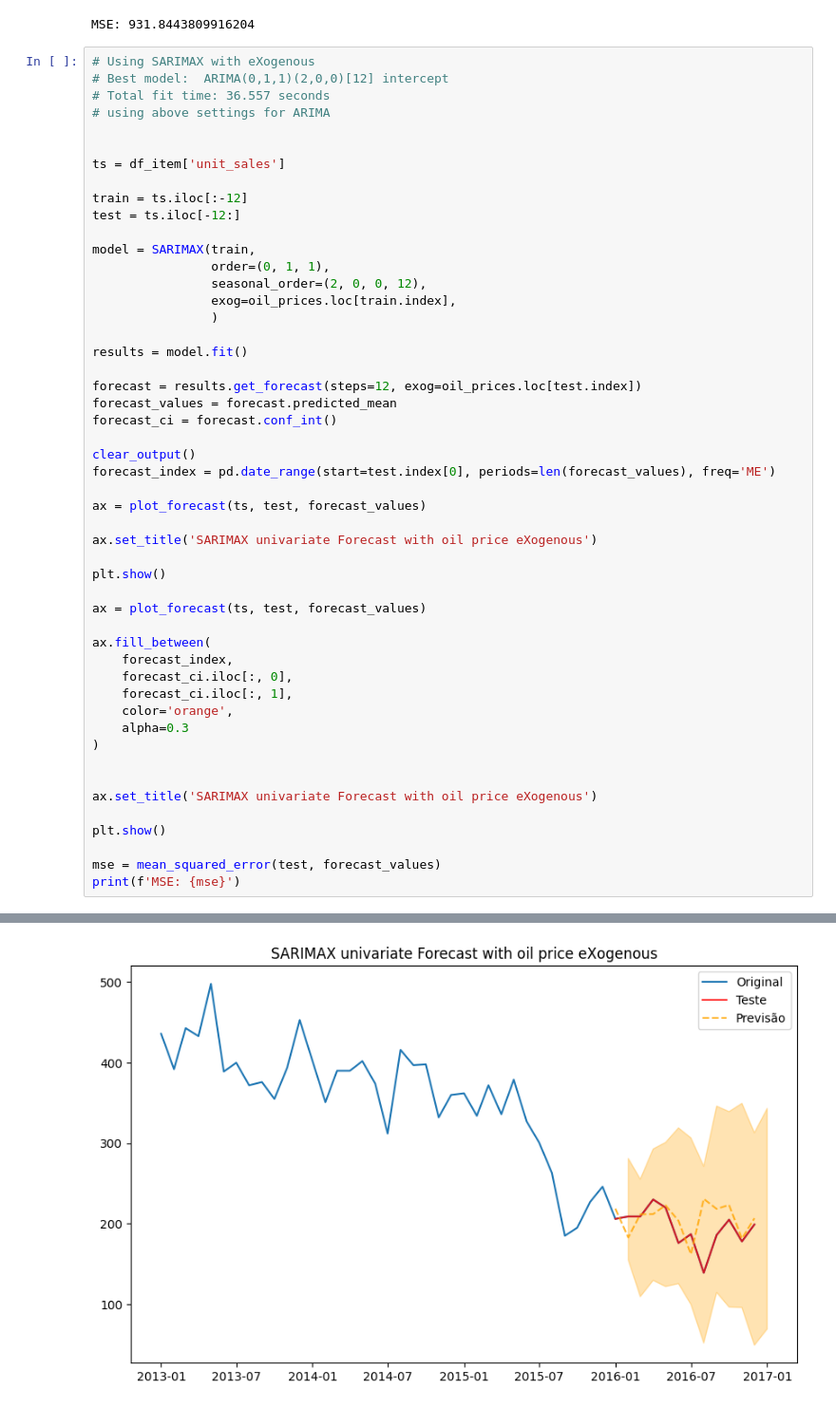
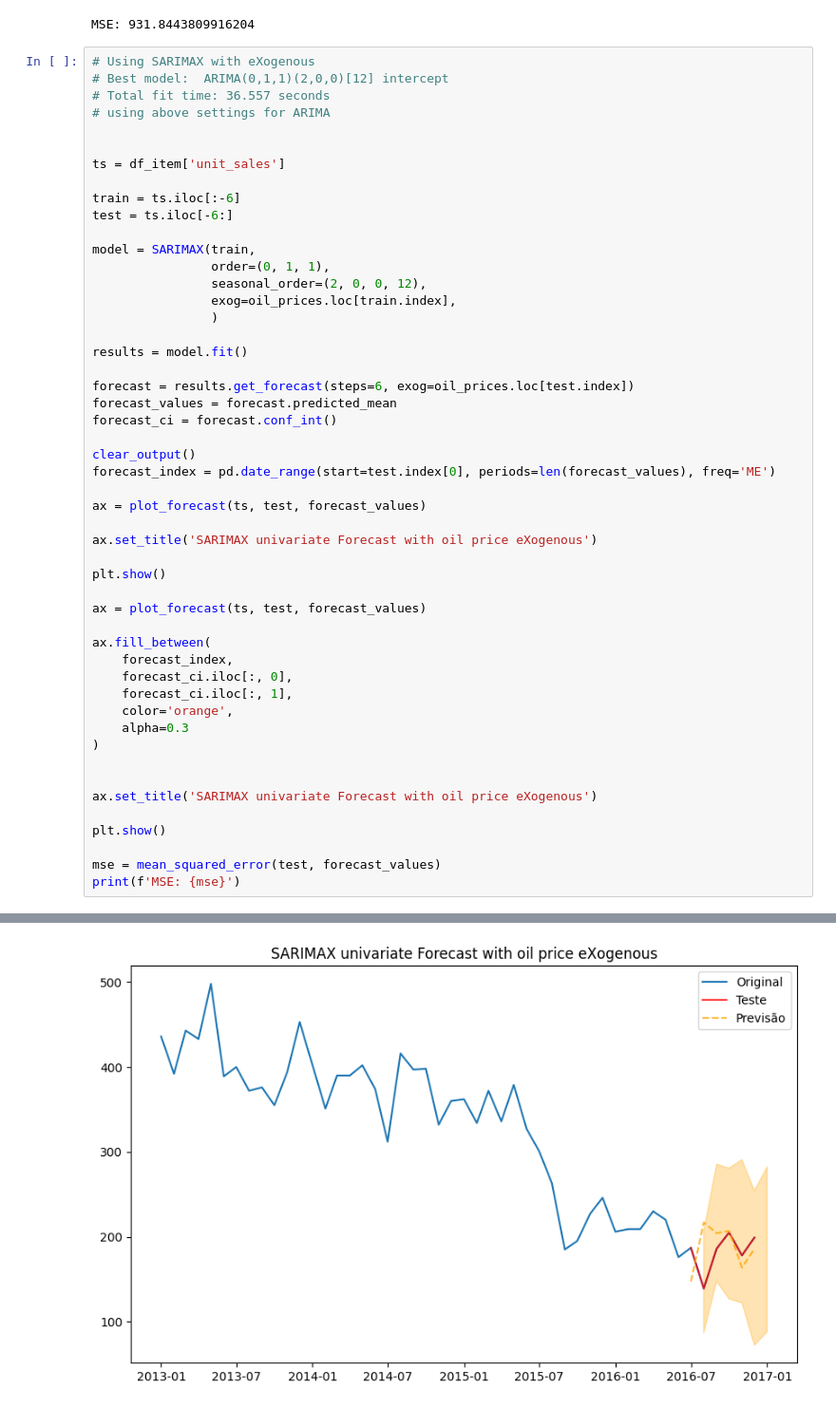
Before and after one commit to erlonL/series-temporais, a Jupyter notebook: ARIMA.ipynb, the cells around one changed output, grey strips where cells are left out. Shown at 95% size. Cells and saved outputs as stored; diff of their text form.

```diff
--- a/ARIMA.ipynb
+++ b/ARIMA.ipynb
@@ -174,8 +173,8 @@ MSE: 931.8443809916204
 
 ts = df_item['unit_sales']
 
-train = ts.iloc[:-12]
-test = ts.iloc[-12:]
+train = ts.iloc[:-6]
+test = ts.iloc[-6:]
 
 model = SARIMAX(train,
                 order=(0, 1, 1),
@@ -185,7 +184,7 @@ model = SARIMAX(train,
 
 results = model.fit()
 
-forecast = results.get_forecast(steps=12, exog=oil_prices.loc[test.index])
+forecast = results.get_forecast(steps=6, exog=oil_prices.loc[test.index])
 forecast_values = forecast.predicted_mean
 forecast_ci = forecast.conf_int()
 
@@ -220 +219 @@ print(f'MSE: {mse}')
-[figure, old version]
+[figure, new version]
```
Also changed, not shown: parts of 2 cells of this notebook, 1 other file.
